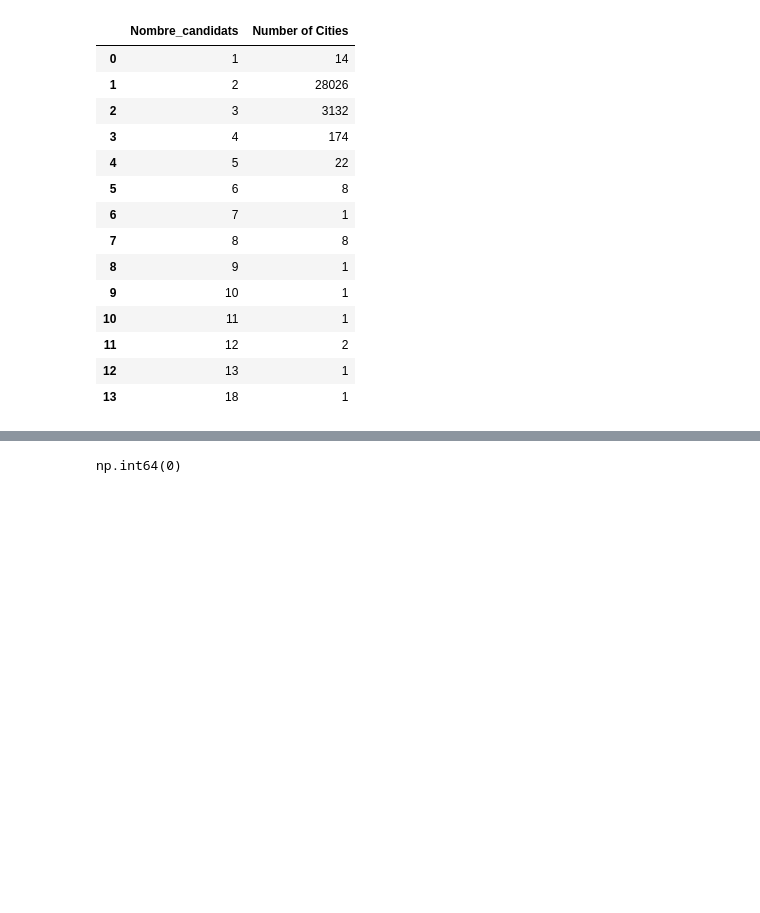
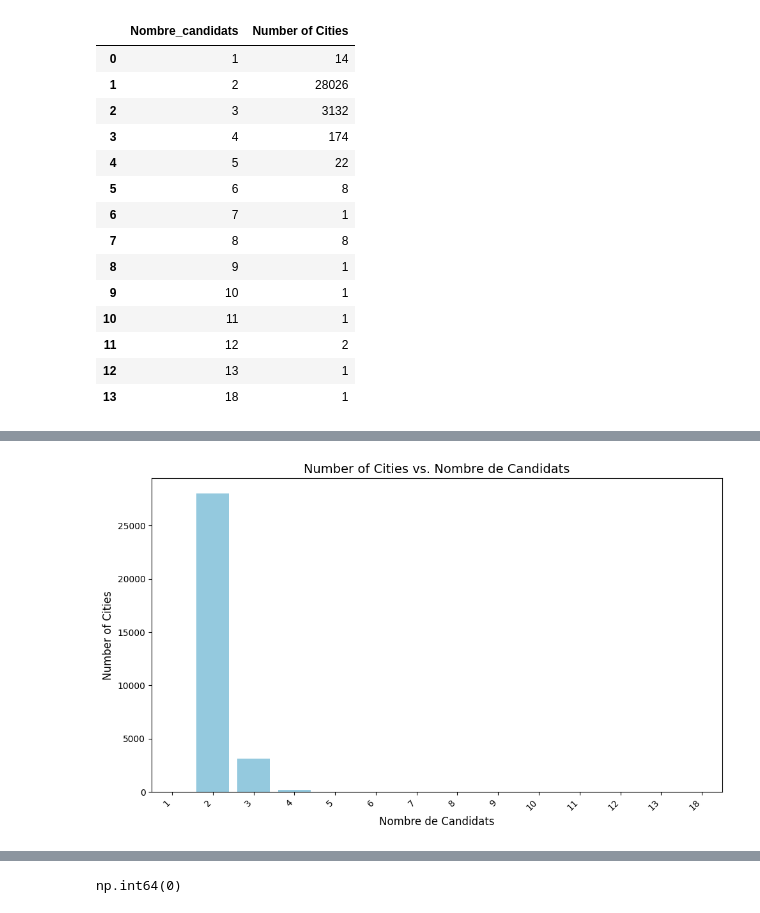
Before and after one commit to RonanRibouletPython/Data_Analysis_Job_Prep, a Jupyter notebook: Notebooks/EDA_Election_2024.ipynb, the cells around one changed output, grey strips where cells are left out. Cells and saved outputs as stored; diff of their text form; code cells hidden in the pictures; blank space fills up the shorter version.

```diff
--- a/Notebooks/EDA_Election_2024.ipynb
+++ b/Notebooks/EDA_Election_2024.ipynb
@@ -109,3 +110,8 @@ count_by_candidates
 | 11 | 12 | 2 |
 | 12 | 13 | 1 |
 | 13 | 18 | 1 |
+# %%
+count_by_candidates = df.groupby("Nombre_candidats").agg(
+    Number_of_Cities= ("Libellé_commune", "size"),
+    Average_Inscrits = ("Inscrits", "mean")
+).reset_index()
@@ -111,0 +138,15 @@ count_by_candidates
+# %%
+# Create the bar plot
+plt.figure(figsize=(10, 6))  # Adjust figure size if needed
+sns.barplot(x="Nombre_candidats", y="Number_of_Cities", data=count_by_candidates, color='skyblue')
+plt.xlabel('Nombre de Candidats', fontsize=12)
+plt.ylabel('Number of Cities', fontsize=12)
+plt.title('Number of Cities vs. Nombre de Candidats', fontsize=14)
+
+# Customize the appearance (optional)
+plt.xticks(rotation=45, ha='right')  # Rotate x-axis labels if needed
+plt.tight_layout()  # Adjust layout to prevent labels from overlapping
+
+plt.show()
+# %% [output]
+[figure, added]
```
Also changed, not shown: parts of 17 cells of this notebook.
